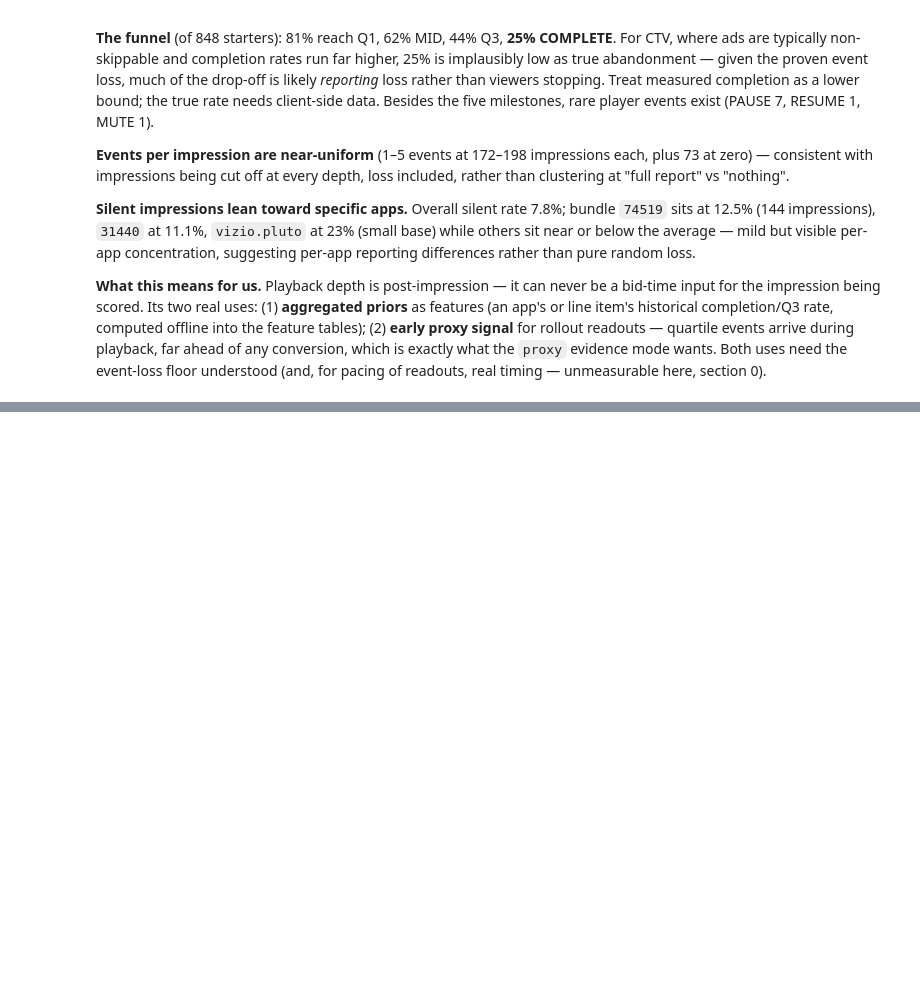
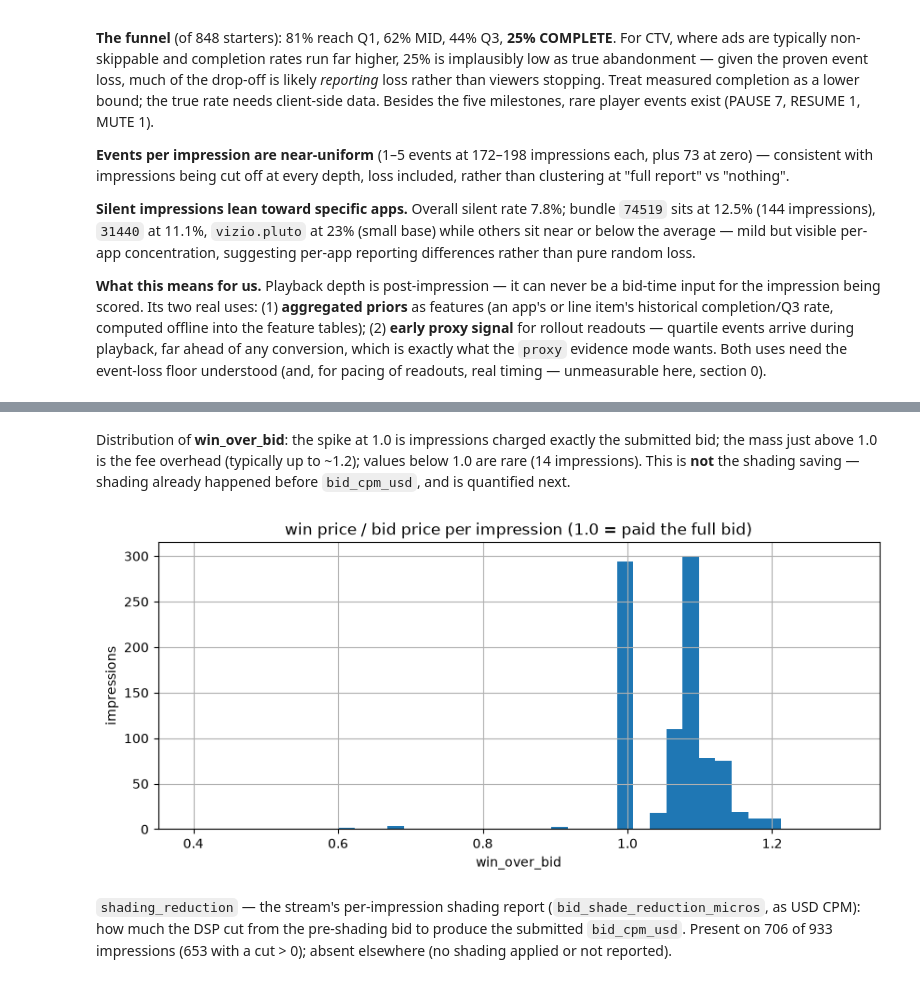
Before and after one commit to cunha-sigma/ml_offline, a Jupyter notebook: eda/notebooks/01_eda_dossier.ipynb, the cells around one changed output, grey strips where cells are left out. Saved outputs shown, nothing was run; the diff lists cells and outputs as text; code cells hidden in the pictures; blank space fills up the shorter version.

Commit message:
Completed EDA reviewing and added presentation slides

```diff
--- a/eda/notebooks/01_eda_dossier.ipynb
+++ b/eda/notebooks/01_eda_dossier.ipynb
@@ -990,0 +1481,15 @@ bid_by_role
+# %%
+STREAM_PRICE_FIELDS = {
+    "bid_cpm_usd": "impression.bid_price_micros_usd",
+    "win_cpm_usd": "impression.win_price_micros_usd",
+    "exchange_bid_cpm_usd": "impression.exchange_bid_price_micros_usd",
+}
+
+prices_cpm = pd.DataFrame(
+    index=pd.Index(events["auction_key"].values, name="auction_key")
+)
+for cpm_name, raw_field in STREAM_PRICE_FIELDS.items():
+    prices_cpm[cpm_name] = pd.to_numeric(events[raw_field], errors="coerce").values / 1_000
+
+prices_cpm["win_over_bid"] = prices_cpm["win_cpm_usd"] / prices_cpm["bid_cpm_usd"]
+prices_cpm.describe().round(2)
@@ -990,0 +1507,20 @@ bid_by_role
+# %% [markdown]
+Distribution of **win_over_bid**: the spike at 1.0 is impressions
+charged exactly the submitted bid; the mass just above 1.0 is the fee
+overhead (typically up to ~1.2); values below 1.0 are rare (14
+impressions). This is **not** the shading saving — shading already
+happened before `bid_cpm_usd`, and is quantified next.
+# %%
+prices_cpm["win_over_bid"].hist(bins=40, figsize=(10, 4))
+plt.title("win price / bid price per impression (1.0 = paid the full bid)")
+plt.xlabel("win_over_bid")
+plt.ylabel("impressions")
+plt.show()
+# %% [output]
+[figure, added]
+# %% [markdown]
+`shading_reduction` — the stream's per-impression shading report
+(`bid_shade_reduction_micros`, as USD CPM): how much the DSP cut from
+the pre-shading bid to produce the submitted `bid_cpm_usd`. Present on
+706 of 933 impressions (653 with a cut > 0); absent elsewhere (no
+shading applied or not reported).
```
Also changed, not shown: parts of 53 cells of this notebook, 6 other files.
